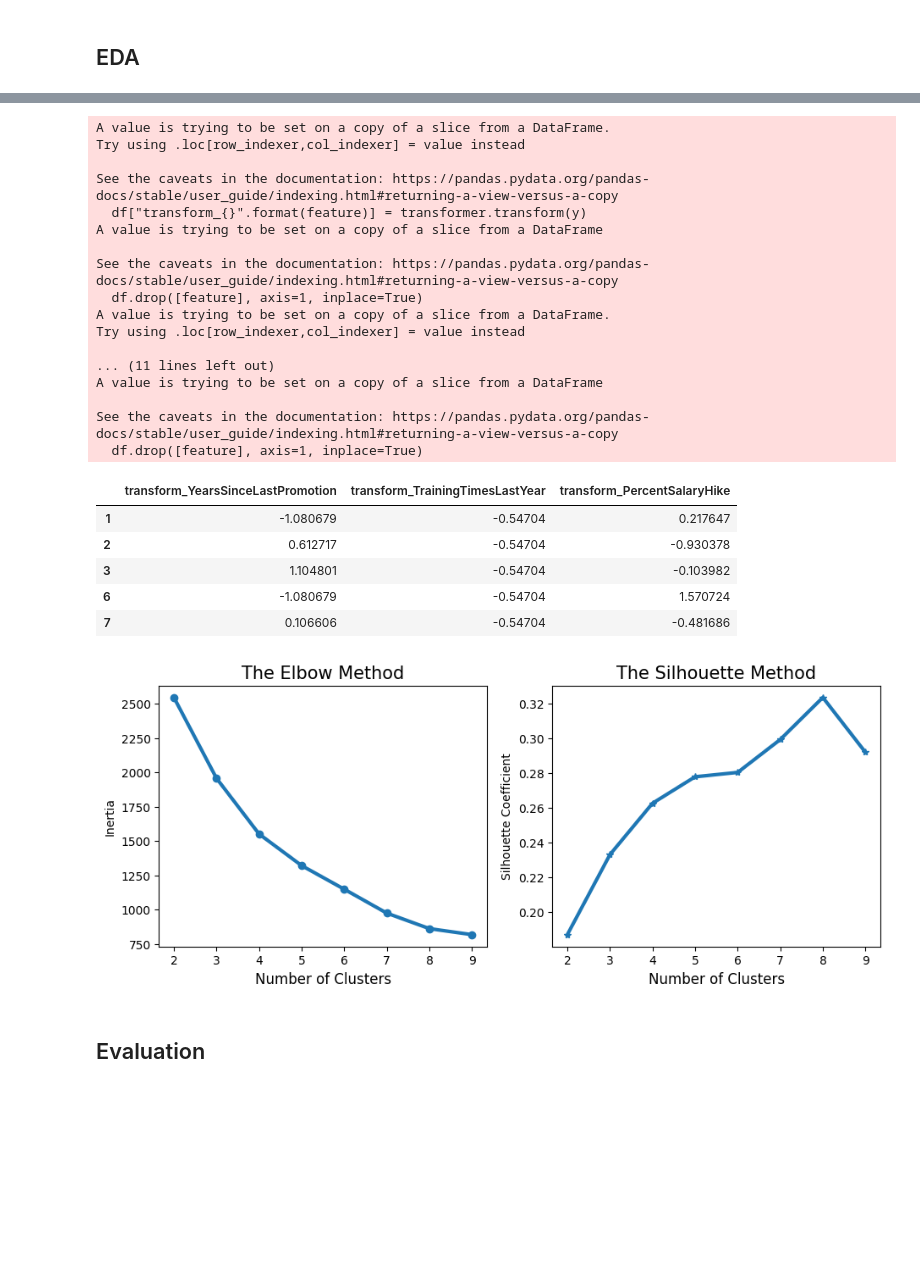
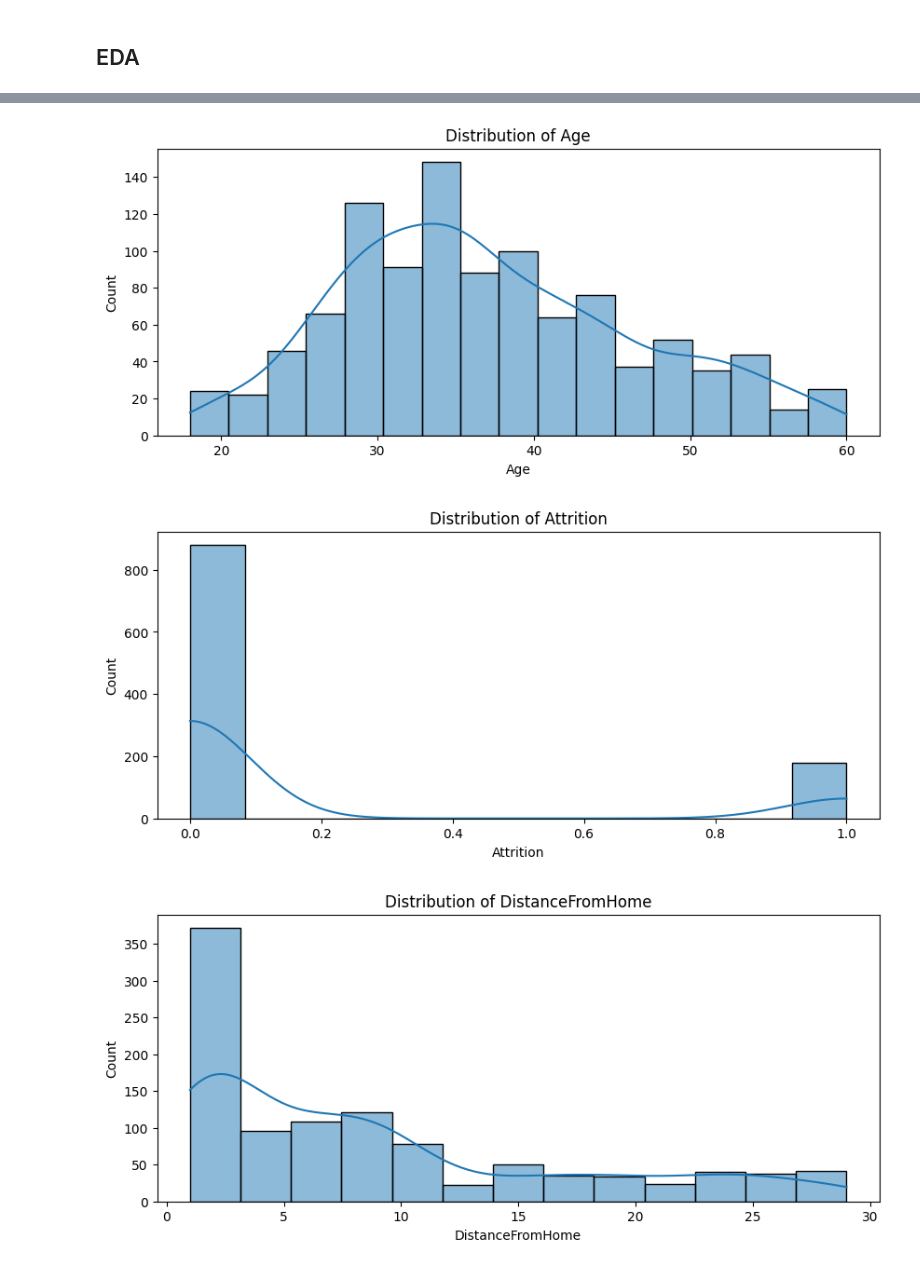
Before and after one commit to yudis2/BPDS, a Jupyter notebook: notebook.ipynb, the cells around one changed output, grey strips where cells are left out. Drawn from its saved outputs; the diff is of its cells as text; code cells hidden in the pictures; blank space fills up the shorter version.

```diff
--- a/notebook.ipynb
+++ b/notebook.ipynb
@@ -121,0 +76,2 @@ memory usage: 289.3+ KB
+# %%
+df.dropna(inplace=True)
@@ -121,0 +114,10 @@ memory usage: 289.3+ KB
+# %%
+df.drop(columns=['index', 'EmployeeId', 'StandardHours', 'EmployeeCount', 'Over18', 'EnvironmentSatisfaction', 'JobInvolvement', 'JobLevel',
+    'JobSatisfaction', 'PerformanceRating', 'RelationshipSatisfaction',
+    'StockOptionLevel', 'WorkLifeBalance', 'EducationField', 'DailyRate', 'HourlyRate', 'MonthlyRate', 'NumCompaniesWorked', 'PercentSalaryHike', 'TotalWorkingYears', 'TrainingTimesLastYear', 'YearsInCurrentRole', 'YearsSinceLastPromotion', 'YearsWithCurrManager'], inplace=True)
+# %%
+cat_cols = selector(dtype_include="object")(df)
+num_cols = selector(dtype_exclude="object")(df)
+
+print("Kategori:", cat_cols)
+print("Numerik:", num_cols)
@@ -277,30 +128,0 @@ kmeans_df.head(5)
-# %%
-transformed_kmeans_df = power_transforms(
-    features=["YearsSinceLastPromotion", "TrainingTimesLastYear", "PercentSalaryHike"],
-    df=kmeans_df
-)
-transformed_kmeans_df.head()
-# %% [output]
-A value is trying to be set on a copy of a slice from a DataFrame.
-Try using .loc[row_indexer,col_indexer] = value instead
-
-See the caveats in the documentation: https://pandas.pydata.org/pandas-docs/stable/user_guide/indexing.html#returning-a-view-versus-a-copy
-  df["transform_{}".format(feature)] = transformer.transform(y)
-A value is trying to be set on a copy of a slice from a DataFrame
-
-See the caveats in the documentation: https://pandas.pydata.org/pandas-docs/stable/user_guide/indexing.html#returning-a-view-versus-a-copy
-  df.drop([feature], axis=1, inplace=True)
-A value is trying to be set on a copy of a slice from a DataFrame.
-Try using .loc[row_indexer,col_indexer] = value instead
-
-... (11 lines left out)
-A value is trying to be set on a copy of a slice from a DataFrame
-
-See the caveats in the documentation: https://pandas.pydata.org/pandas-docs/stable/user_guide/indexing.html#returning-a-view-versus-a-copy
-  df.drop([feature], axis=1, inplace=True)
-|  | transform_YearsSinceLastPromotion | transform_TrainingTimesLastYear | transform_PercentSalaryHike |
-| 1 | -1.080679 | -0.54704 | 0.217647 |
-| 2 | 0.612717 | -0.54704 | -0.930378 |
-| 3 | 1.104801 | -0.54704 | -0.103982 |
-| 6 | -1.080679 | -0.54704 | 1.570724 |
-| 7 | 0.106606 | -0.54704 | -0.481686 |
@@ -322,25 +129,9 @@ def power_transforms(features, df):
-# %%
-inertia = {}
-silhouette = {}
-
-for k in range(2,10):
-    model = KMeans(n_clusters = k, random_state=75)
-    model.fit_predict(transformed_kmeans_df)
-    inertia[k]= model.inertia_ # Calculate the inertia
-    silhouette[k]= silhouette_score(transformed_kmeans_df, model.labels_) # Calculate the silhouette coefficient
-
-fig, axs = plt.subplots(1,2, figsize = (11,4))
-axs[0].plot(inertia.keys(), inertia.values(), marker = 'o', lw = 3)
-axs[0].set_xlabel('Number of Clusters', fontsize = 12)
-axs[0].set_ylabel('Inertia')
-axs[0].set_title('The Elbow Method', fontsize = 15)
-
-axs[1].plot(inertia.keys(), silhouette.values(), marker = '*' , lw = 3)
-axs[1].set_xlabel('Number of Clusters', fontsize = 12)
-axs[1].set_ylabel('Silhouette Coefficient')
-axs[1].set_title('The Silhouette Method', fontsize = 15)
-plt.show()
-# %% [output]
-[figure, removed]
-# %% [markdown]
-## Evaluation
+# %%
+for col in num_cols:
+    plt.figure(figsize=(10, 4))
+    sns.histplot(df[col], kde=True)
+    plt.title(f'Distribution of {col}')
+# %% [output]
+[figure, added]
+[figure, added]
+[figure, added]
```
Also changed, not shown: parts of 31 cells of this notebook.
